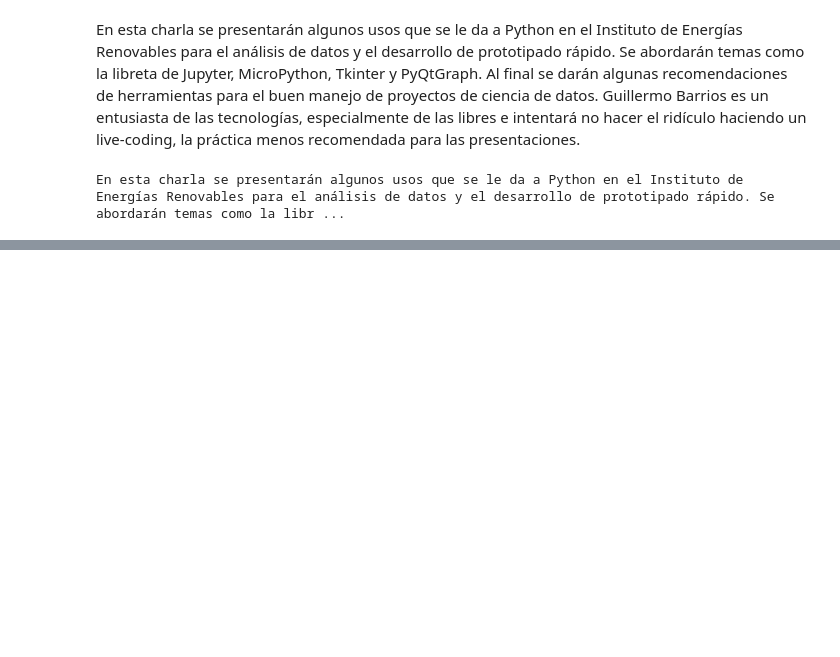
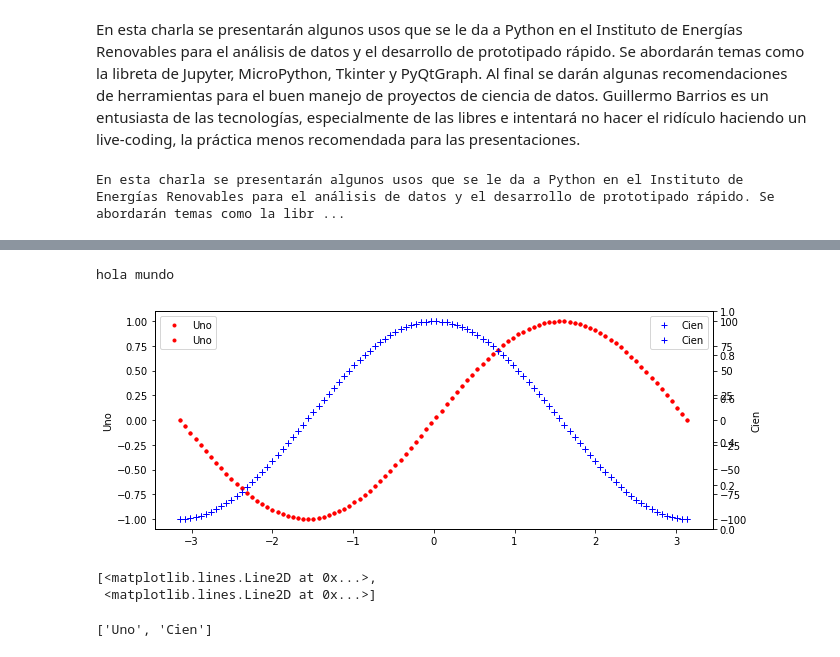
Before and after one commit to AltamarMx/seminars, a Jupyter notebook: 2021/seminario_bety.ipynb, the cells around one changed output, grey strips where cells are left out. Saved outputs shown, nothing was run; the diff lists cells and outputs as text; code cells hidden in the pictures; blank space fills up the shorter version.

```diff
--- a/2021/seminario_bety.ipynb
+++ b/2021/seminario_bety.ipynb
@@ -35,0 +73,5 @@ live-coding
+# %%
+ejercicio = acciones
+ejercicio.hola()
+# %% [output]
+hola mundo
@@ -35,0 +81,4 @@ live-coding
+# %%
+x   = np.linspace(-np.pi,np.pi, 100)
+y1  = np.sin(x)
+y2  = 100 * np.cos(x)
@@ -35,0 +87,30 @@ live-coding
+# %%
+fig, ax1 = plt.subplots(figsize=(10,4))
+
+ax1.plot(x,y1,'r.',label = "Uno")
+ax1.twinx()
+ax2 = ax1.twinx()
+
+ax2.plot(x,y2,'b+',label = "Cien")
+
+g1, = ax1.plot(x,y1,'r.',label = "Uno")
+g2, = ax2.plot(x,y2,'b+',label = "Cien")
+
+ax1.set_ylabel("Uno")
+ax2.set_ylabel("Cien")
+
+ax1.legend(loc="upper left")
+ax2.legend();
+# %% [output]
+[figure, added]
+# %%
+lineas = [g1, g2]
+lineas
+# %% [output]
+[<matplotlib.lines.Line2D at 0x...>,
+ <matplotlib.lines.Line2D at 0x...>]
+# %%
+etiquetas = [linea.get_label() for linea in lineas]
+etiquetas
+# %% [output]
+['Uno', 'Cien']
```
Also changed, not shown: parts of 23 cells of this notebook, 15 other files.
